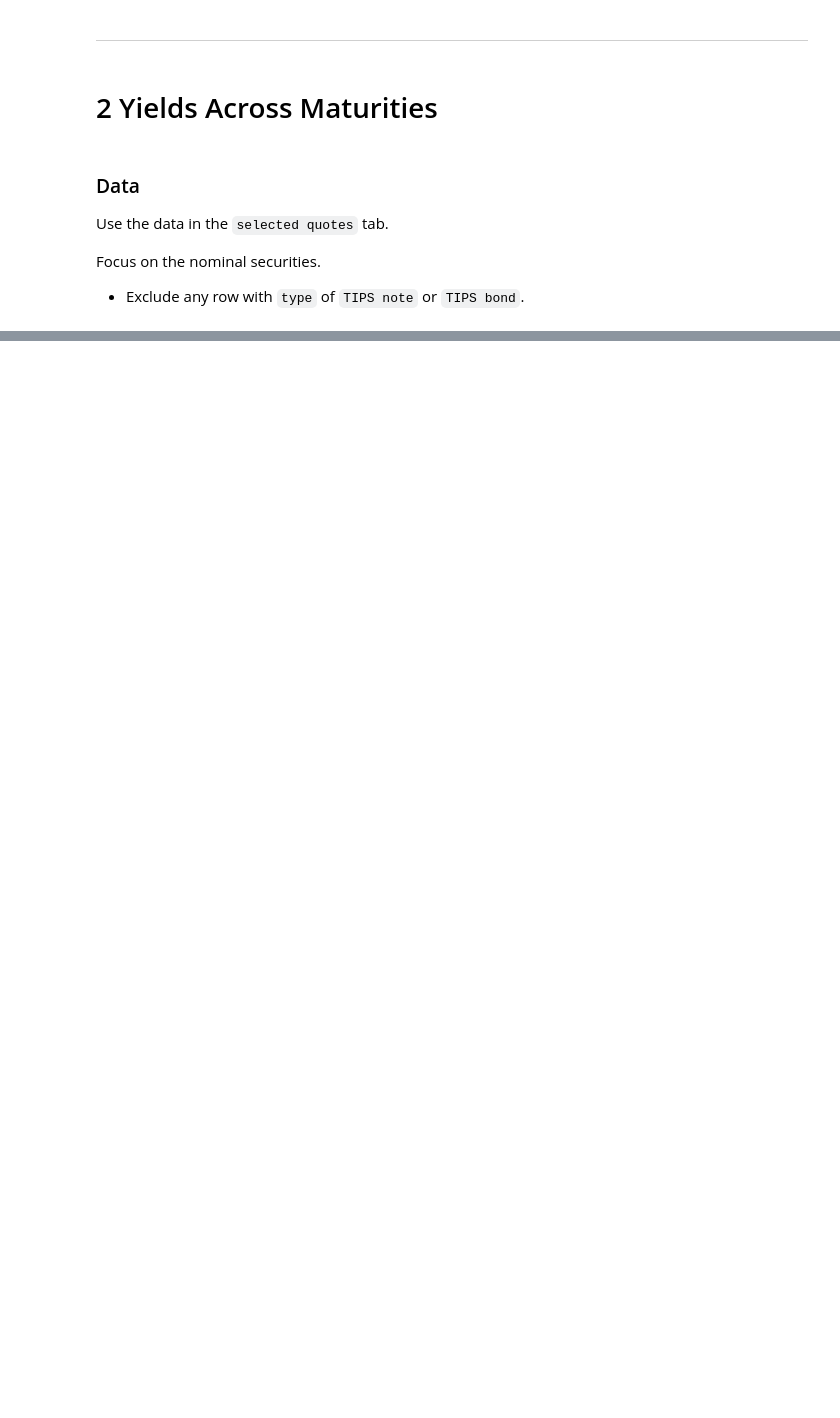
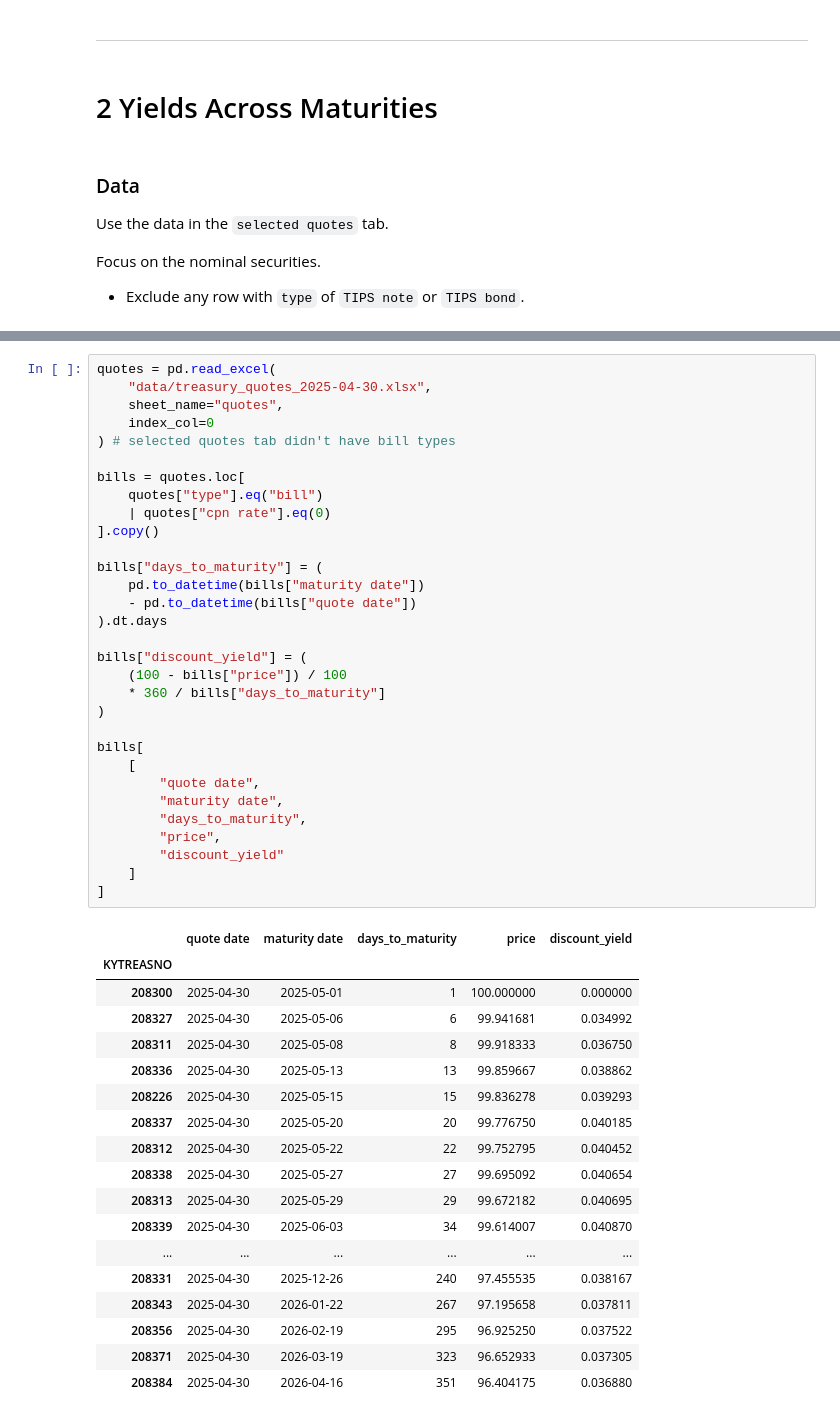
Before and after one commit to samLeung24/Quant-Part-II, a Jupyter notebook: Yields.ipynb, the cells around one changed output, grey strips where cells are left out. Drawn from its saved outputs; the diff is of its cells as text; blank space fills up the shorter version.

```diff
--- a/Yields.ipynb
+++ b/Yields.ipynb
@@ -147,0 +224,50 @@ Identify the T-bills using `type`=`bill` or looking for `cpnrate` of 0.
+# %%
+quotes = pd.read_excel(
+    "data/treasury_quotes_2025-04-30.xlsx",
+    sheet_name="quotes",
+    index_col=0
+) # selected quotes tab didn't have bill types
+
+bills = quotes.loc[
+    quotes["type"].eq("bill")
+    | quotes["cpn rate"].eq(0)
+].copy()
+
+bills["days_to_maturity"] = (
+    pd.to_datetime(bills["maturity date"])
+    - pd.to_datetime(bills["quote date"])
+).dt.days
+
+bills["discount_yield"] = (
+    (100 - bills["price"]) / 100
+    * 360 / bills["days_to_maturity"]
+)
+
+bills[
+    [
+        "quote date",
+        "maturity date",
+        "days_to_maturity",
+        "price",
+        "discount_yield"
+    ]
+]
+# %% [output]
+|  | quote date | maturity date | days_to_maturity | price | discount_yield |
+| KYTREASNO |  |  |  |  |  |
+| 208300 | 2025-04-30 | 2025-05-01 | 1 | 100.000000 | 0.000000 |
+| 208327 | 2025-04-30 | 2025-05-06 | 6 | 99.941681 | 0.034992 |
+| 208311 | 2025-04-30 | 2025-05-08 | 8 | 99.918333 | 0.036750 |
+| 208336 | 2025-04-30 | 2025-05-13 | 13 | 99.859667 | 0.038862 |
+| 208226 | 2025-04-30 | 2025-05-15 | 15 | 99.836278 | 0.039293 |
+| 208337 | 2025-04-30 | 2025-05-20 | 20 | 99.776750 | 0.040185 |
+| 208312 | 2025-04-30 | 2025-05-22 | 22 | 99.752795 | 0.040452 |
+| 208338 | 2025-04-30 | 2025-05-27 | 27 | 99.695092 | 0.040654 |
+| 208313 | 2025-04-30 | 2025-05-29 | 29 | 99.672182 | 0.040695 |
+| 208339 | 2025-04-30 | 2025-06-03 | 34 | 99.614007 | 0.040870 |
+| ... | ... | ... | ... | ... | ... |
+| 208331 | 2025-04-30 | 2025-12-26 | 240 | 97.455535 | 0.038167 |
+| 208343 | 2025-04-30 | 2026-01-22 | 267 | 97.195658 | 0.037811 |
+| 208356 | 2025-04-30 | 2026-02-19 | 295 | 96.925250 | 0.037522 |
+| 208371 | 2025-04-30 | 2026-03-19 | 323 | 96.652933 | 0.037305 |
+| 208384 | 2025-04-30 | 2026-04-16 | 351 | 96.404175 | 0.036880 |
```
Also changed, not shown: parts of 6 cells of this notebook, 1 other file.
